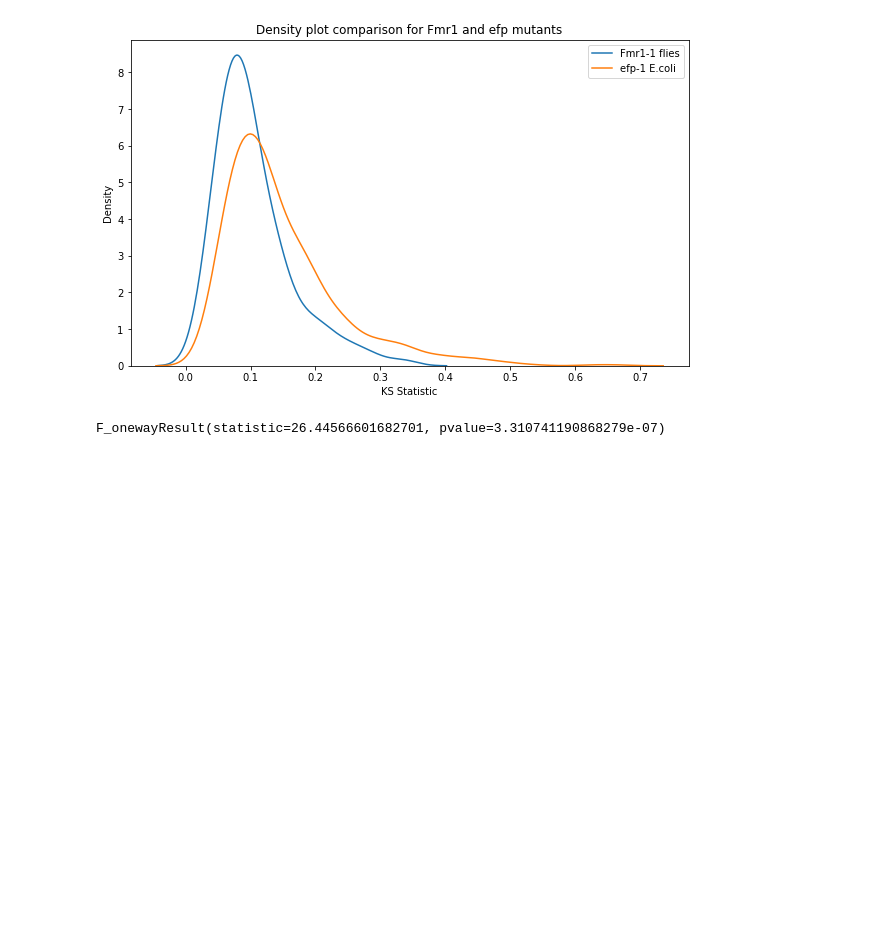
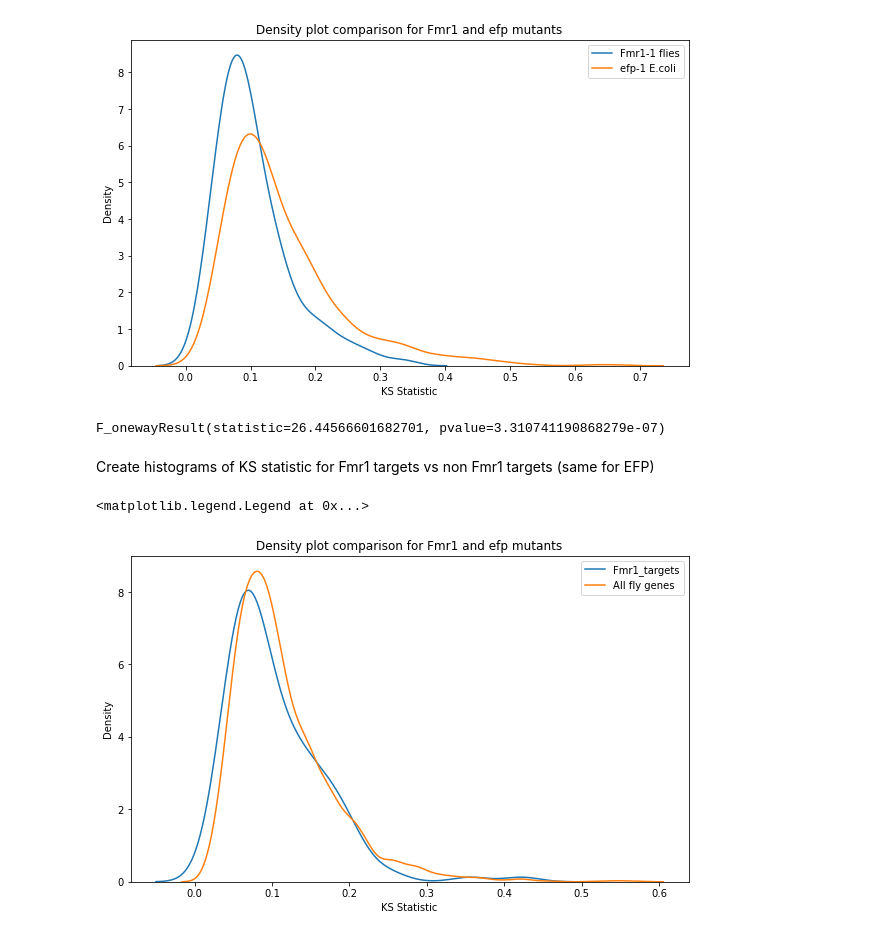
Before and after one commit to Raif-fl/Fall_2021_Work_journal, a Jupyter notebook: Comparison of means/KS_dmel_ecol.ipynb, the cells around one changed output. Saved outputs shown, nothing was run; the diff lists cells and outputs as text; code cells hidden in the pictures; blank space fills up the shorter version.

```diff
--- a/Comparison of means/KS_dmel_ecol.ipynb
+++ b/Comparison of means/KS_dmel_ecol.ipynb
@@ -174,3 +178,16 @@ plt.legend()
 stats.f_oneway(Fmr1_ks_table.ks_stat, PPP_ks_table.ks_stat)
 # %% [output]
 F_onewayResult(statistic=26.44566601682701, pvalue=3.310741190868279e-07)
+# %% [markdown]
+Create histograms of KS statistic for Fmr1 targets vs non Fmr1 targets (same for EFP)
+# %%
+figure(figsize = (10,6))
+sns.kdeplot(Fmr1_ks_table.ks_stat, label = "Fmr1_targets")
+sns.kdeplot(df_dmel.ks_stat, label = "All fly genes")
+plt.ylabel("Density")
+plt.xlabel("KS Statistic")
+plt.title("Density plot comparison for Fmr1 and efp mutants")
+plt.legend()
+# %% [output]
+<matplotlib.legend.Legend at 0x...>
+[figure, added]
```
Also changed, not shown: parts of 10 cells of this notebook, 3 other files.
